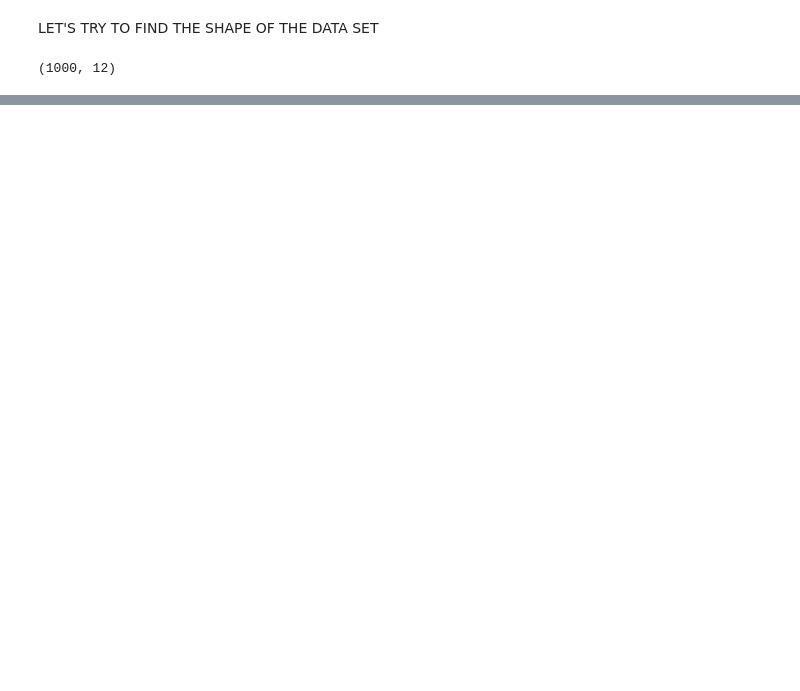
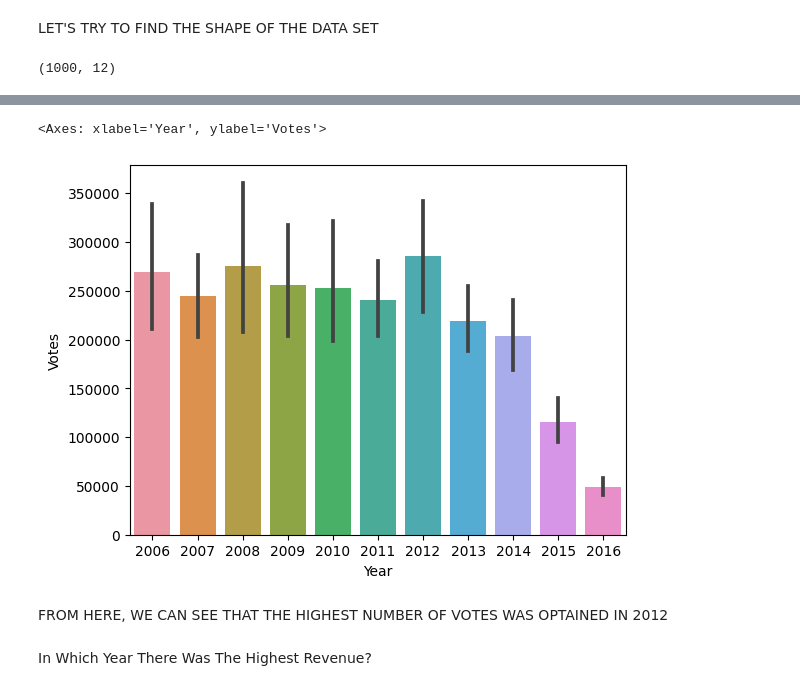
Before and after one commit to NafiunAlAmin/Data-Analysis-Project-on-IMDB-Movies, a Jupyter notebook: Data_analysis_project_on_IMDB_movie.ipynb, the cells around one changed output, grey strips where cells are left out. Drawn from its saved outputs; the diff is of its cells as text; code cells hidden in the pictures; blank space fills up the shorter version.

```diff
--- a/Data_analysis_project_on_IMDB_movie.ipynb
+++ b/Data_analysis_project_on_IMDB_movie.ipynb
@@ -42,0 +129,3 @@ movie.shape
+# %%
+movie = movie.drop_duplicates()
+movie
@@ -42,0 +203,9 @@ movie.shape
+# %%
+sns.barplot(x='Year',y='Votes',data = movie)
+# %% [output]
+<Axes: xlabel='Year', ylabel='Votes'>
+[figure, added]
+# %% [markdown]
+FROM HERE, WE CAN SEE THAT THE HIGHEST NUMBER OF VOTES WAS OPTAINED IN 2012
+# %% [markdown]
+In Which Year There Was The Highest Revenue?
```
Also changed, not shown: parts of 21 cells of this notebook.
